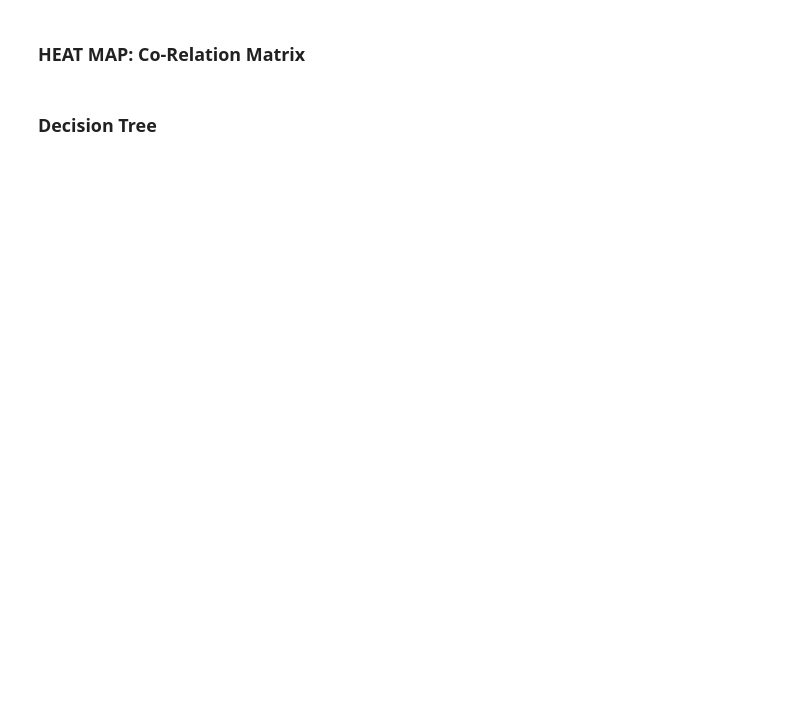
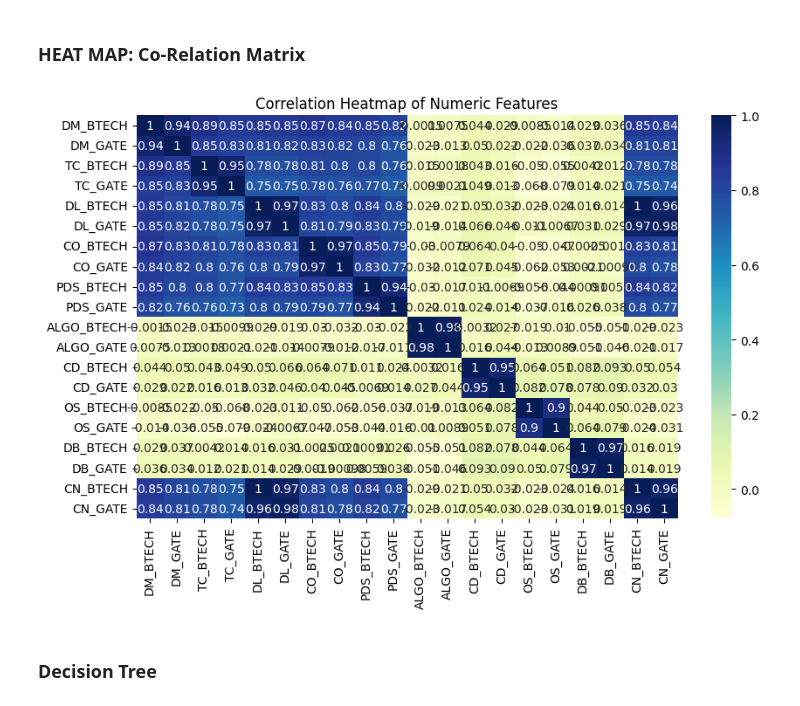
Before and after one commit to twittaaart/GATE-Clearance-Prediction, a Jupyter notebook: PAPER_GATE_CLEARENCE_PREDICTION.ipynb, the cells around one changed output. Saved outputs shown, nothing was run; the diff lists cells and outputs as text; code cells hidden in the pictures; blank space fills up the shorter version.

```diff
--- a/PAPER_GATE_CLEARENCE_PREDICTION.ipynb
+++ b/PAPER_GATE_CLEARENCE_PREDICTION.ipynb
@@ -179,13 +216,22 @@ print('Outcome : '+msg)
 # %%
 import numpy as np
 import seaborn as sns
 import matplotlib.pyplot as plt
 import pandas as pd
 
+# Step 1: Load your dataset
 data = pd.read_csv("Final_Dataset.csv")
 
-fig, ax = plt.subplots(figsize=(10,6))
-sns.heatmap(data.corr(),  cmap='YlGnBu', annot=True)
+# Step 2: Keep only numeric columns (this avoids the 'S1' string error)
+numeric_data = data.select_dtypes(include='number')
+
+# Step 3: Plot the correlation heatmap
+fig, ax = plt.subplots(figsize=(10, 6))
+sns.heatmap(numeric_data.corr(), cmap='YlGnBu', annot=True)
+plt.title("Correlation Heatmap of Numeric Features")
+plt.show()
+# %% [output]
+[figure, added]
 # %% [markdown]
 ### **Decision Tree**
 # %%
```
Also changed, not shown: parts of 7 cells of this notebook.
